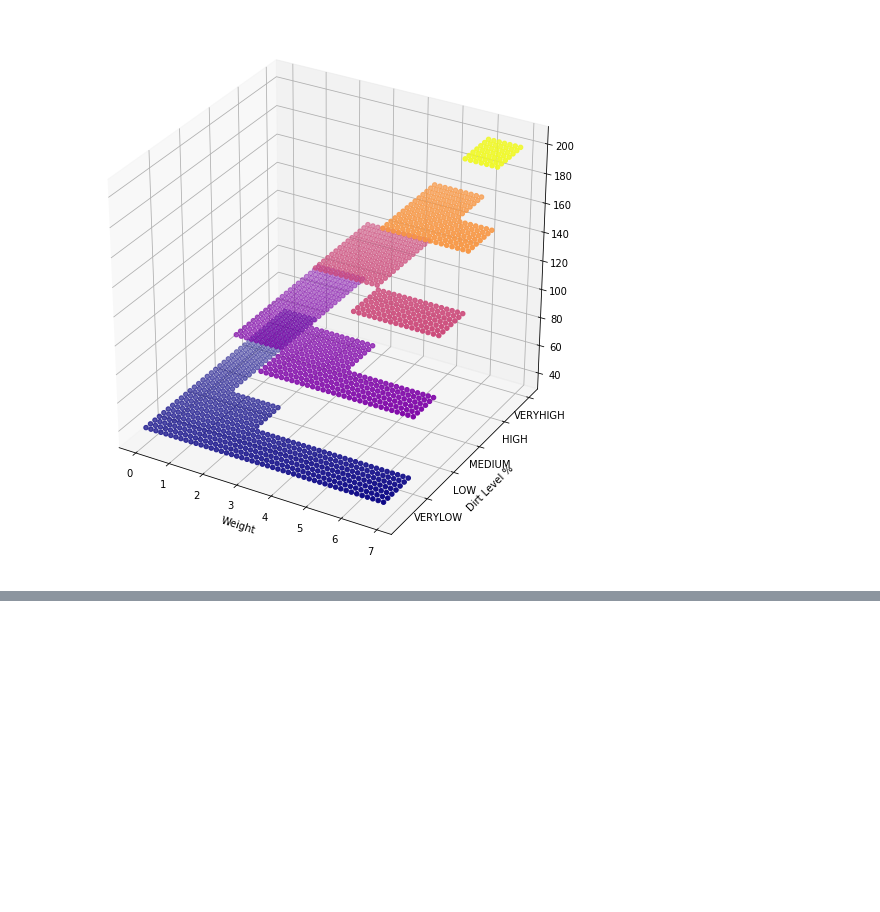
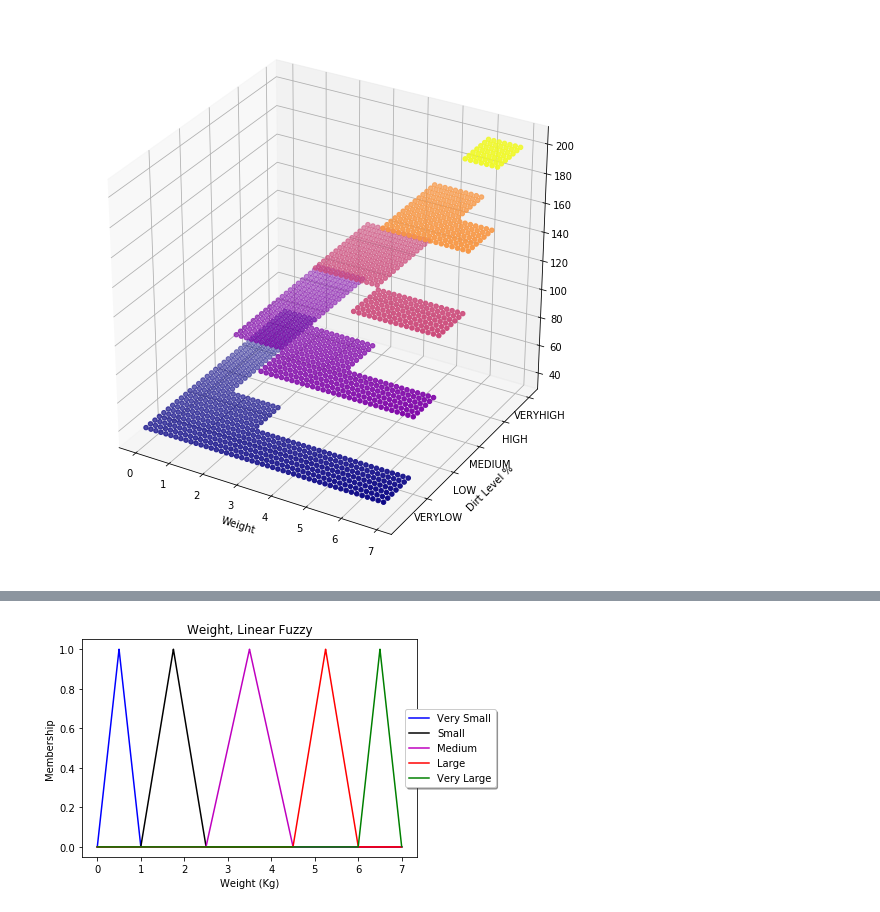
Before and after one commit to ardalanebrahimi/EDU, a Jupyter notebook: FUZZY Laundry.ipynb, the cells around one changed output, grey strips where cells are left out. Cells and saved outputs as stored; diff of their text form; code cells hidden in the pictures; blank space fills up the shorter version.

```diff
--- a/FUZZY Laundry.ipynb
+++ b/FUZZY Laundry.ipynb
@@ -180,0 +255,28 @@ ax.scatter3D(xline, yline, zline,  c=zline, cmap=cm.plasma);
+# %%
+import numpy as np
+import skfuzzy as fuzz
+import matplotlib.pyplot as plt
+%matplotlib inline
+
+x = np.arange(0, 7, 0.001)
+## LINEAR
+# Create the membership functions
+x_vs_lin = fuzz.trimf(x, [0, 0.5, 1])
+x_s_lin = fuzz.trimf(x, [1, 1.75, 2.5])
+x_med_lin = fuzz.trimf(x, [2.5, 3.5, 4.5])
+x_l_lin = fuzz.trimf(x, [4.5, 5.25, 6])
+x_vl_lin = fuzz.trimf(x, [6, 6.5, 7])
+
+# Plot the results of the linear fuzzy membership
+plt.figure()
+plt.plot(x, x_vs_lin, 'b', linewidth=1.5, label='Very Small')
+plt.plot(x, x_s_lin, 'k', linewidth=1.5, label='Small')
+plt.plot(x, x_med_lin, 'm', linewidth=1.5, label='Medium')
+plt.plot(x, x_l_lin, 'r', linewidth=1.5, label='Large')
+plt.plot(x, x_vl_lin, 'g', linewidth=1.5, label='Very Large')
+plt.title('Weight, Linear Fuzzy')
+plt.ylabel('Membership')
+plt.xlabel('Weight (Kg)')
+plt.legend(loc='center right', bbox_to_anchor=(1.25, 0.5),ncol=1, fancybox=True, shadow=True);
+# %% [output]
+[figure, added]
```
Also changed, not shown: parts of 4 cells of this notebook.
